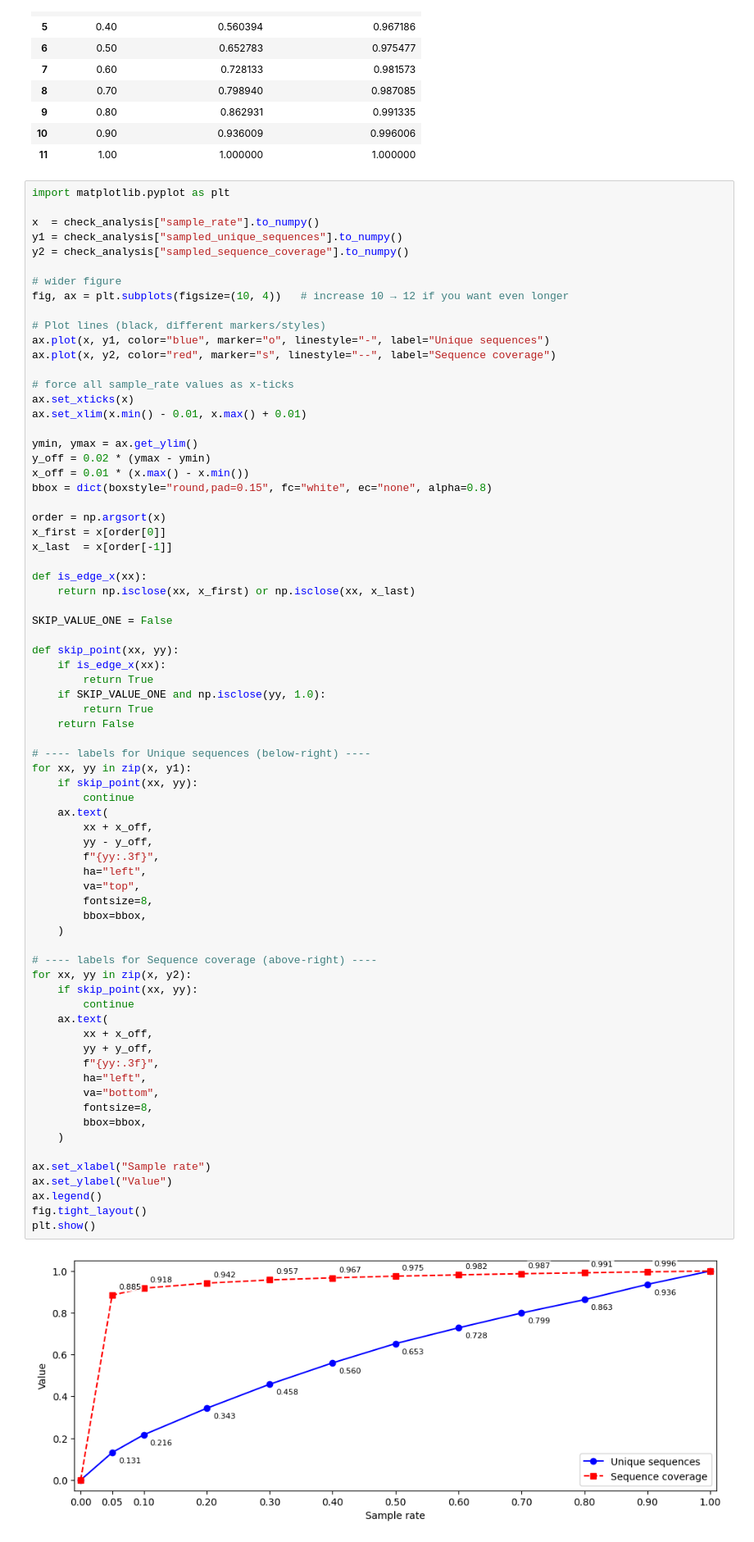
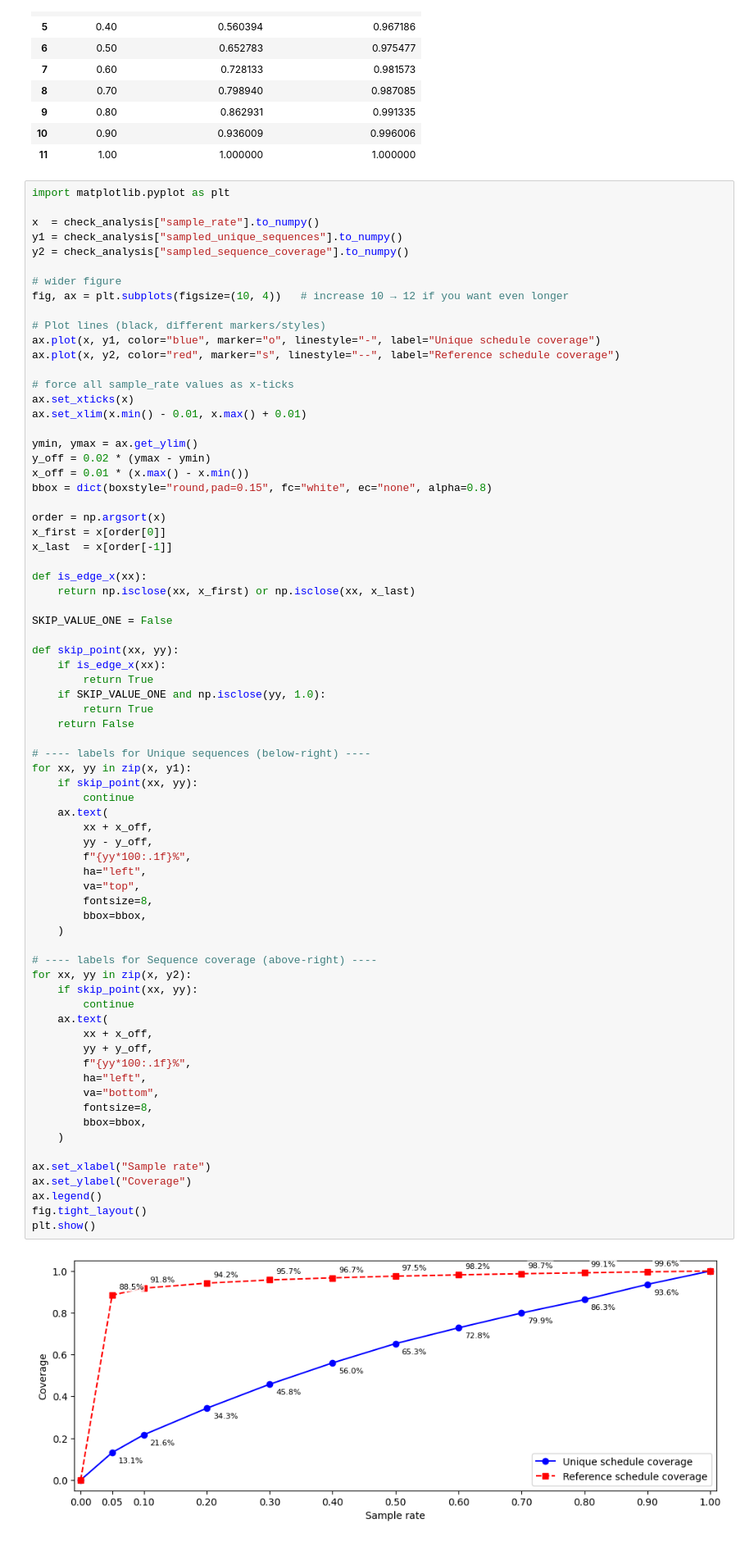
Before and after one commit to bobkatla/ananke_abm, a Jupyter notebook: src/ananke_abm/gen_schedule_check/visualize_multi_samples.ipynb, the cells around one changed output. Shown at 82% size. Drawn from its saved outputs; the diff is of its cells as text.

```diff
--- a/src/ananke_abm/gen_schedule_check/visualize_multi_samples.ipynb
+++ b/src/ananke_abm/gen_schedule_check/visualize_multi_samples.ipynb
@@ -71,8 +71,8 @@ y2 = check_analysis["sampled_sequence_coverage"].to_numpy()
 fig, ax = plt.subplots(figsize=(10, 4))   # increase 10 → 12 if you want even longer
 
 # Plot lines (black, different markers/styles)
-ax.plot(x, y1, color="blue", marker="o", linestyle="-", label="Unique sequences")
-ax.plot(x, y2, color="red", marker="s", linestyle="--", label="Sequence coverage")
+ax.plot(x, y1, color="blue", marker="o", linestyle="-", label="Unique schedule coverage")
+ax.plot(x, y2, color="red", marker="s", linestyle="--", label="Reference schedule coverage")
 
 # force all sample_rate values as x-ticks
 ax.set_xticks(x)
@@ -103,34 +103,34 @@ def skip_point(xx, yy):
 for xx, yy in zip(x, y1):
     if skip_point(xx, yy):
         continue
     ax.text(
         xx + x_off,
         yy - y_off,
-        f"{yy:.3f}",
+        f"{yy*100:.1f}%",
         ha="left",
         va="top",
         fontsize=8,
         bbox=bbox,
     )
 
 # ---- labels for Sequence coverage (above-right) ----
 for xx, yy in zip(x, y2):
     if skip_point(xx, yy):
         continue
     ax.text(
         xx + x_off,
         yy + y_off,
-        f"{yy:.3f}",
+        f"{yy*100:.1f}%",
         ha="left",
         va="bottom",
         fontsize=8,
         bbox=bbox,
     )
 
 ax.set_xlabel("Sample rate")
-ax.set_ylabel("Value")
+ax.set_ylabel("Coverage")
 ax.legend()
 fig.tight_layout()
 plt.show()
 # %% [output]
-[figure, old version]
+[figure, new version]
```
